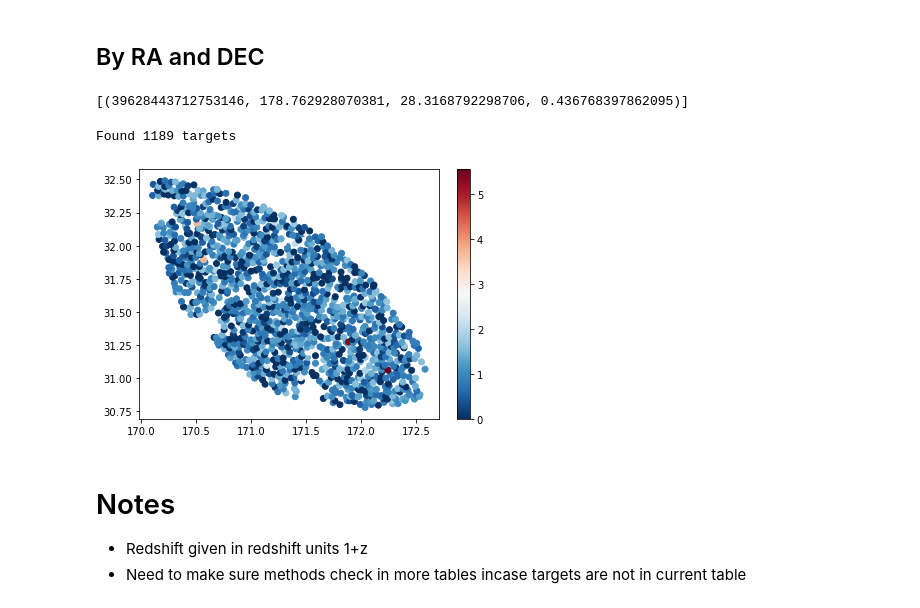
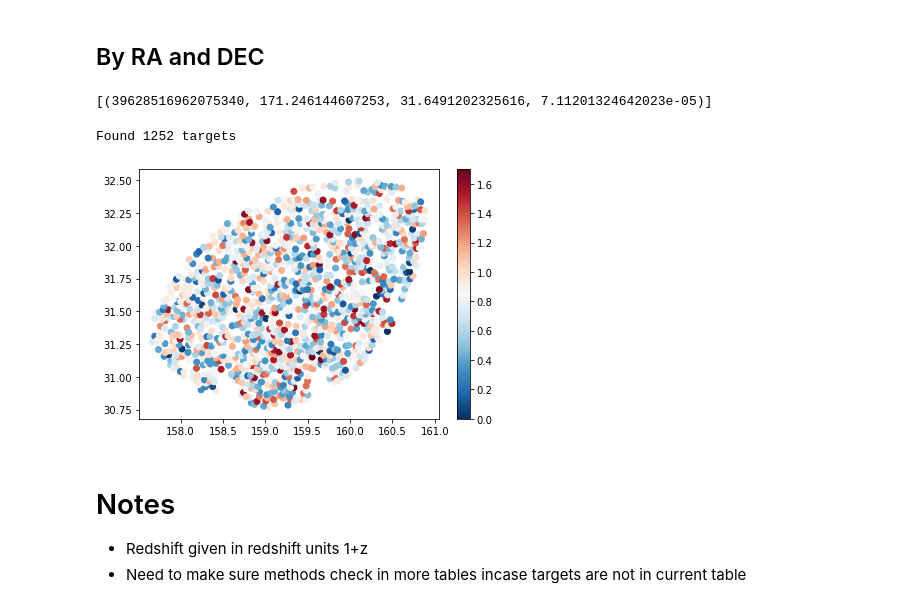
Before and after one commit to ronitnag04/desi_nersc, a Jupyter notebook: TestAccess.ipynb, the cells around one changed output. Cells and saved outputs as stored; diff of their text form; code cells hidden in the pictures.

```diff
--- a/TestAccess.ipynb
+++ b/TestAccess.ipynb
@@ -98,6 +98,28 @@ valid_spectypes = {'GALAXY', 'STAR', 'QSO'}
 valid_subtypes = {'CV', 'M', 'G', 'K'}
 # %% [markdown]
 # Get Redshift(s)
+# %%
+def filter_query(q, db_ref, z_min=-1.0, z_max=6.0, spectype=None, subtype=None, limit=100):
+    if (z_min > z_max):
+        raise ValueError(f'z_min({z_min}) must be less than z_max({z_max})')
+    if (spectype and spectype not in valid_spectypes):
+        raise ValueError(f'Spectype {spectype} is not valid. Choose from available spectypes: {valid_spectypes}')
+
+    if (subtype and subtype not in valid_subtypes):
+        raise ValueError(f'Subtype {subtype} is not valid. Choose from available subtypes: {valid_subtypes}')
+
+    if (spectype and subtype and spectype != 'STAR'):
+        raise ValueError('Only STAR spectype currently have subtypes')
+
+    q = q.filter(db_ref.z >= z_min).filter(db_ref.z <= z_max)
+    if spectype:
+        q = q.filter(db_ref.spectype == spectype)
+    if subtype:
+        q = q.filter(db_ref.subtype == subtype)
+
+    q = q.limit(limit)
+
+    return q
 # %% [markdown]
 ## By Desi TargetID
 # %%
@@ -286,7 +279,7 @@ plt.hist([t[1] for t in getRedshiftsByHEALPix(2152, limit=1000)], bins=10)
 # %% [markdown]
 ## By RA and DEC
 # %%
-def getRedshiftsByRADEC(ra, dec, radius=0.01, z_min=-1.0, z_max=6.0, limit=100):
+def getRedshiftsByRADEC(ra, dec, radius=0.01, z_min=-1.0, z_max=6.0, spectype=None, subtype=None, limit=100):
     """
     @Params:
         ra (DOUBLE_PRECISION): Right Ascension of the center of cone to search for targets in degrees
@@ -313,13 +306,13 @@ def getRedshiftsByRADEC(ra, dec, radius=0.01, z_min=-1.0, z_max=6.0, limit=100):
     if (q.first() is None):
         raise ValueError(f'No objects found at RA {ra} and DEC {dec} within radius {radius}')
 
-    q = q.filter(db.Zpix.z >= z_min).filter(db.Zpix.z <= z_max).limit(limit)
+    q = filter_query(q, db.Zpix, z_min=z_min, z_max=z_max, spectype=spectype, subtype=subtype, limit=limit)
 
     results = q.all()
     return results
 # %%
-def plotRedshiftsByRADEC(ra, dec, radius=0.1, z_min=-1.0, z_max=6.0, limit=100):
-    results = getRedshiftsByRADEC(ra, dec, radius, z_min, z_max, limit)
+def plotRedshiftsByRADEC(ra, dec, radius=0.1, z_min=-1.0, z_max=6.0, spectype=None, subtype=None, limit=100):
+    results = getRedshiftsByRADEC(ra, dec, radius=radius, z_min=z_min, z_max=z_max, spectype=spectype, subtype=subtype, limit=limit)
     ra = []
     dec = []
     z = []
@@ -334,14 +327,14 @@ def plotRedshiftsByRADEC(ra, dec, radius=0.1, z_min=-1.0, z_max=6.0, limit=100):
     plt.tight_layout()
     print(f'Found {count} targets')
 # %%
-getRedshiftsByRADEC(178.762928070381, 28.3168792298706)
+getRedshiftsByRADEC(170, 30, radius=2.5, z_max=2.0, spectype='STAR', subtype='K')
 # %% [output]
-[(39628443712753146, 178.762928070381, 28.3168792298706, 0.436768397862095)]
+[(39628516962075340, 171.246144607253, 31.6491202325616, 7.11201324642023e-05)]
 # %%
-plotRedshiftsByRADEC(170, 30, radius=2.5, limit=10000)
+plotRedshiftsByRADEC(160, 30, radius=2.5, spectype='GALAXY', limit=10000)
 # %% [output]
-Found 1189 targets
+Found 1252 targets
-[figure, old version]
+[figure, new version]
 # %% [markdown]
 # Notes
 - Redshift given in redshift units 1+z
```
Also changed, not shown: parts of 2 cells of this notebook.
